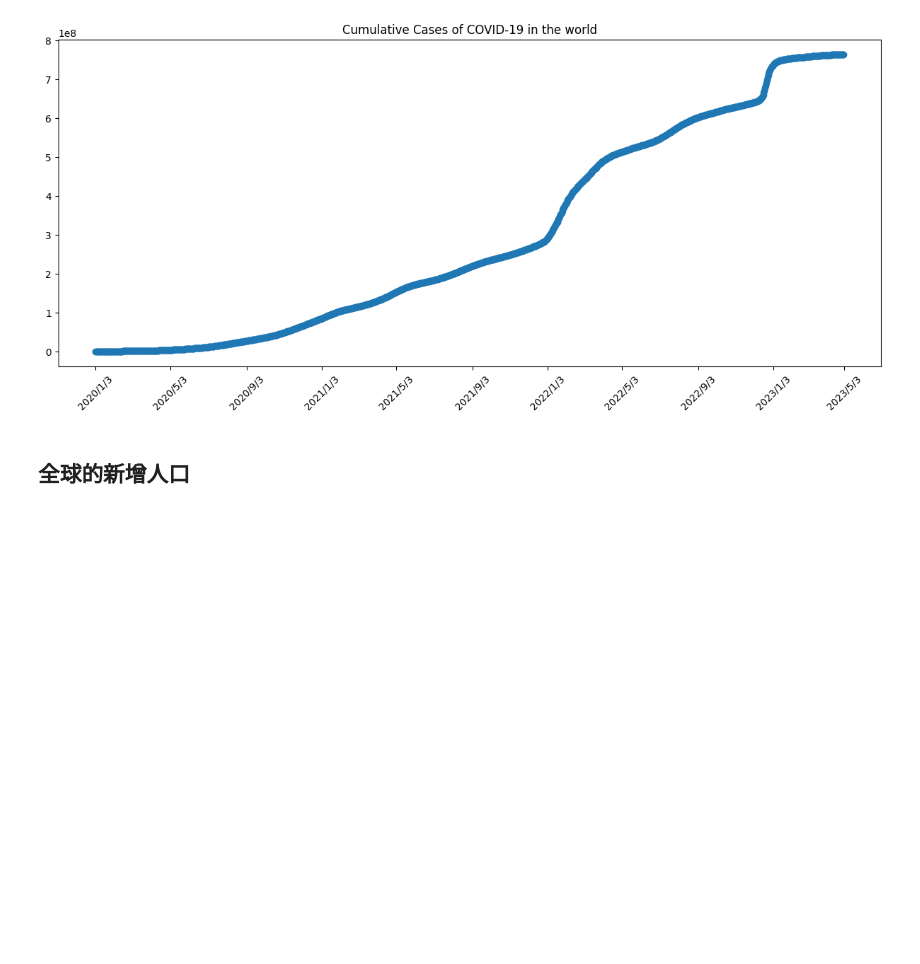
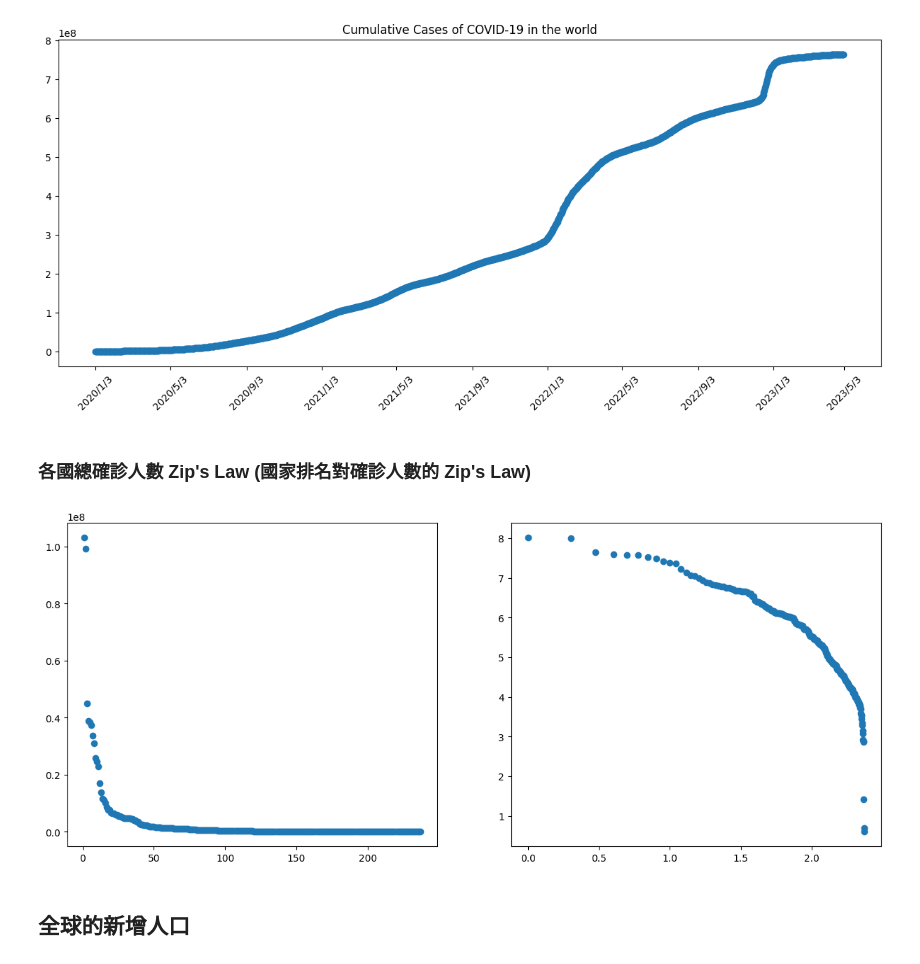
Before and after one commit to tang-wan/Complex-System_Final-Report, a Jupyter notebook: COVID-19/COVID-19.ipynb, the cells around one changed output. Saved outputs shown, nothing was run; the diff lists cells and outputs as text; code cells hidden in the pictures; blank space fills up the shorter version.

```diff
--- a/COVID-19.ipynb
+++ b/COVID-19/COVID-19.ipynb
@@ -76,6 +78,35 @@ plt.xticks(rang, rotation = 45)
 plt.show()
 # %% [output]
 [figure]
+# %% [markdown]
+### 各國總確診人數 Zip's Law (國家排名對確診人數的 Zip's Law)
+# %%
+country_total = []
+for i in list_Country:
+    country_total.append(locals()[str("{}".format(i)) + "_Cumulative_cases"][-1])
+
+# count = []
+# cate = list(set(country_total))
+# for i in range(0, len(cate)):
+#     count.append(co.Counter(country_total)[cate[i]])
+# count = sorted(count, reverse = True) #由大到小排列
+count = sorted(country_total, reverse = True) #由大到小排列
+x = np.linspace(1, len(count), len(count))
+
+log_count = []
+log_x = []
+for j in range(len(count)):
+    log_count.append(np.log10(count[j]))
+    log_x.append(np.log10(x[j]))
+
+plt.figure(figsize = (15, 6))
+plt.subplot(121)
+plt.scatter(x, count)
+plt.subplot(122)
+plt.scatter(log_x, log_count)
+plt.show()
+# %% [output]
+[figure, added]
 # %% [markdown]
 ## 全球的新增人口
 # %% [markdown]
```
Also changed, not shown: parts of 8 cells of this notebook, 23 other files.
